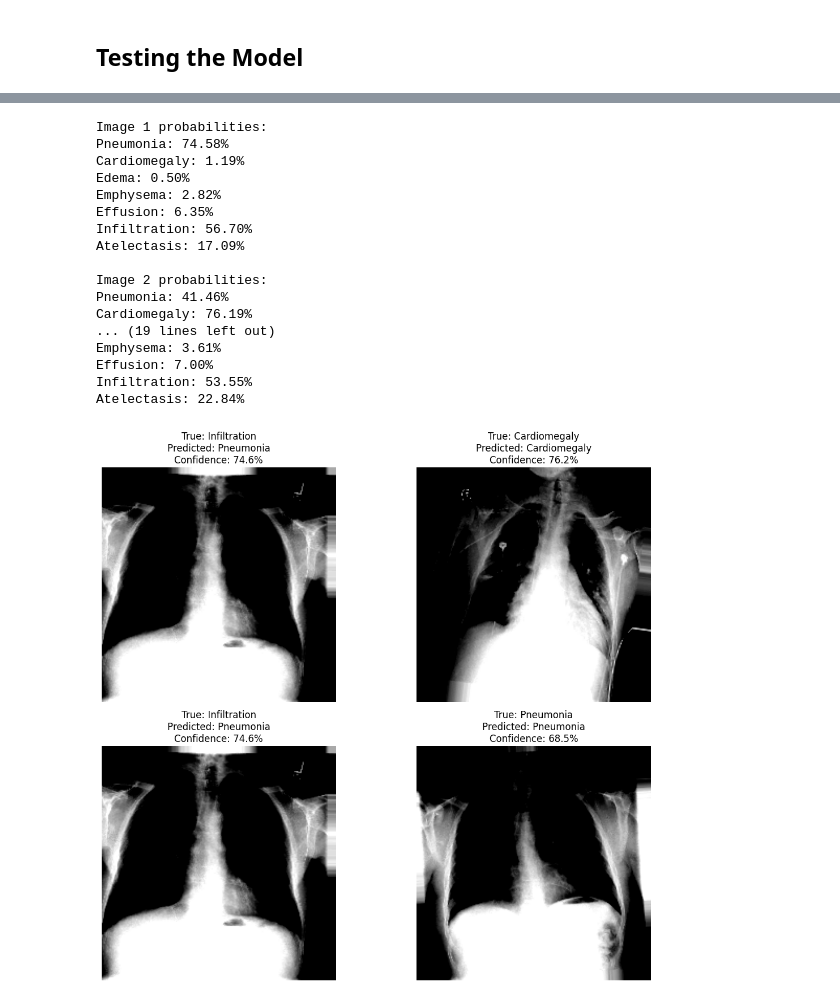
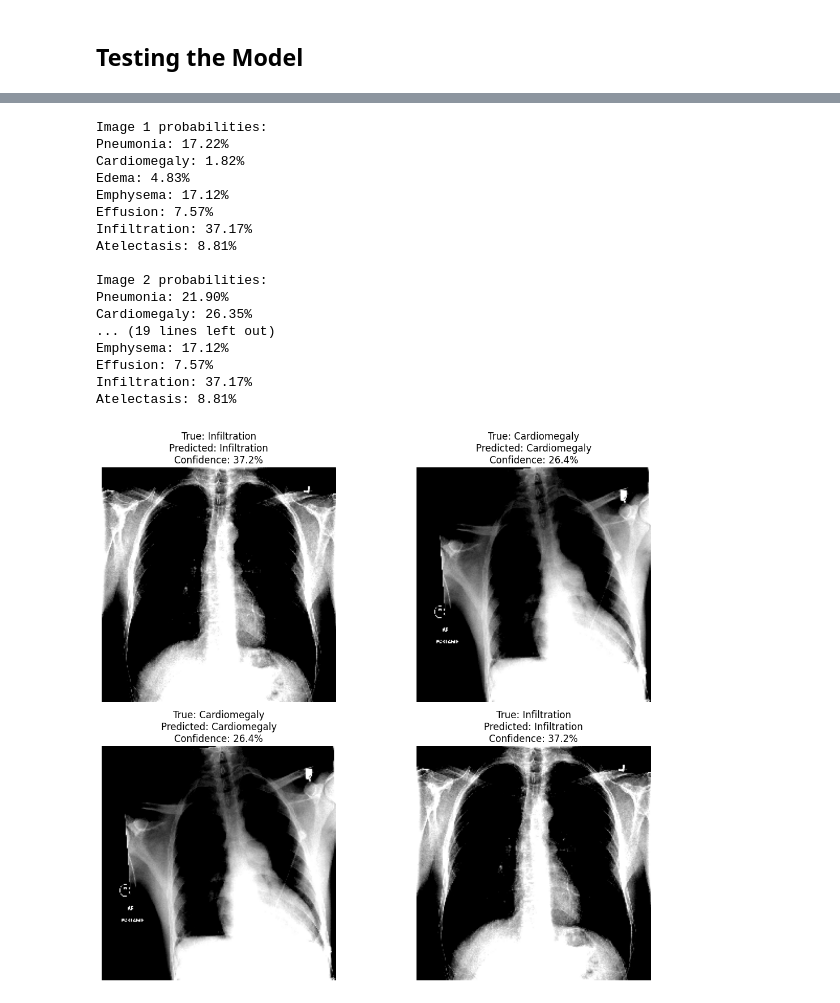
Before and after one commit to IEMDomain04/Thoracic-Disease-Classifier-ResNet50, a Jupyter notebook: existing_ThoracicDiseaseClassifier.ipynb, the cells around one changed output, grey strips where cells are left out. Saved outputs shown, nothing was run; the diff lists cells and outputs as text; code cells hidden in the pictures.

Commit message:
Trained Thoracic Disease Classifier V8

```diff
--- a/existing_ThoracicDiseaseClassifier.ipynb
+++ b/existing_ThoracicDiseaseClassifier.ipynb
@@ -78,28 +44,15 @@ df = df[df['has_label'] > 0]  # If you want to exclude "No Finding" images, comm
 train_df, val_df = train_test_split(df, test_size=0.2, random_state=42)
 # %%
 # With augmentation
-train_datagen = ImageDataGenerator(
-    samplewise_center=True,
-    samplewise_std_normalization=True,
-    rotation_range=10,
-    zoom_range=0.1,
-    width_shift_range=0.05,
-    height_shift_range=0.05,
-    brightness_range=[0.8, 1.2],
-    horizontal_flip=True,
-    fill_mode='nearest'
-)
-
-val_datagen = ImageDataGenerator(
-    samplewise_center=True,
-    samplewise_std_normalization=True
+datagen = ImageDataGenerator(
+    rescale=1./255,  # Normalize pixel values
 )
 
 # Add the 'path' column to train_df and val_df
-train_df['path'] = train_df['Image Index'].map(IMAGE_FILES)
-val_df['path'] = val_df['Image Index'].map(IMAGE_FILES)
+train_df['path'] = train_df['Path'].map(IMAGE_FILES)
+val_df['path'] = val_df['Path'].map(IMAGE_FILES)
 
-train_gen = train_datagen.flow_from_dataframe(
+train_gen = datagen.flow_from_dataframe(
     dataframe=train_df,
     directory=None,  # Set to None since paths are absolute
     x_col='path',
@@ -110,7 +63,7 @@ train_gen = train_datagen.flow_from_dataframe(
     shuffle=True
 )
 
-val_gen = val_datagen.flow_from_dataframe(
+val_gen = datagen.flow_from_dataframe(
     dataframe=val_df,
     directory=None,  # Set to None since paths are absolute
     x_col='path',
@@ -248 +214,19 @@ plt.show()
+# %%
+y_pred = model.predict(X_test)
+y_pred[:5]
+
+
+from sklearn.metrics import roc_curve, auc,f1_score
+fig, c_ax = plt.subplots(1,1, figsize = (9, 9))
+mean_auc = 0
+for (idx, c_label) in enumerate(selected_labels):
+    fpr, tpr, thresholds = roc_curve(y_test[:,idx].astype(int), y_pred[:,idx])
+    c_ax.plot(fpr, tpr, label = '%s (AUC:%0.2f)'  % (c_label, auc(fpr, tpr)))
+    mean_auc += auc(fpr, tpr)
+
+mean_auc /= 15
+print(mean_auc)
+c_ax.legend()
+c_ax.set_xlabel('False Positive Rate')
+c_ax.set_ylabel('True Positive Rate')
 # %%
@@ -252,7 +236,7 @@ model.save('thoracic_classifierV7.keras')  # Saves as Keras format
 ## Testing the Model
 # %%
 # Get a batch of images and labels from the validation generator
-batch_images, batch_labels = next(train_gen)
+batch_images, batch_labels = next(val_gen)
 
 # Make predictions on the batch
 batch_preds = model.predict(batch_images)
@@ -304,18 +288,18 @@ Clipping input data to the valid range for imshow with RGB data ([0..1] for floa
 Image 1 probabilities:
-Pneumonia: 74.58%
-Cardiomegaly: 1.19%
-Edema: 0.50%
-Emphysema: 2.82%
-Effusion: 6.35%
-Infiltration: 56.70%
-Atelectasis: 17.09%
+Pneumonia: 17.22%
+Cardiomegaly: 1.82%
+Edema: 4.83%
+Emphysema: 17.12%
+Effusion: 7.57%
+Infiltration: 37.17%
+Atelectasis: 8.81%
 
 Image 2 probabilities:
-Pneumonia: 41.46%
-Cardiomegaly: 76.19%
+Pneumonia: 21.90%
+Cardiomegaly: 26.35%
 ... (19 lines left out)
-Emphysema: 3.61%
-Effusion: 7.00%
-Infiltration: 53.55%
-Atelectasis: 22.84%
+Emphysema: 17.12%
+Effusion: 7.57%
+Infiltration: 37.17%
+Atelectasis: 8.81%
-[figure, old version]
+[figure, new version]
```
Also changed, not shown: parts of 11 cells of this notebook, 6 other files.
